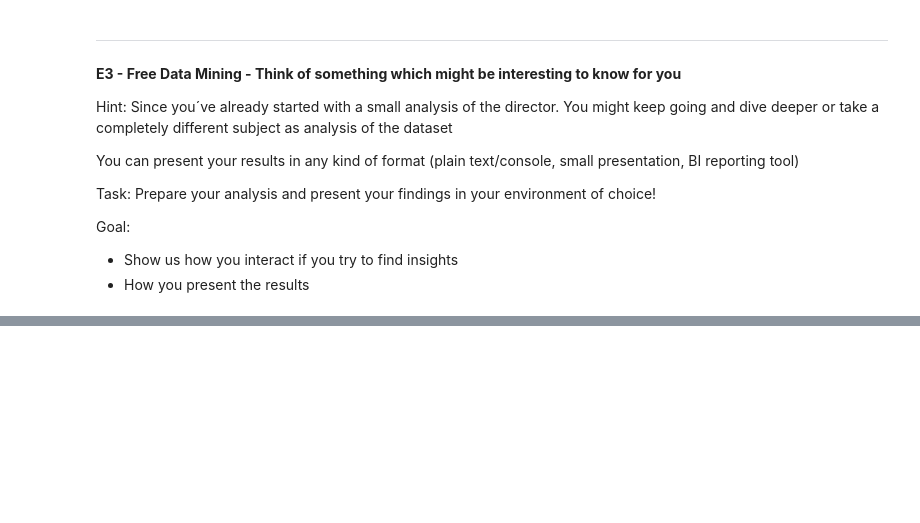
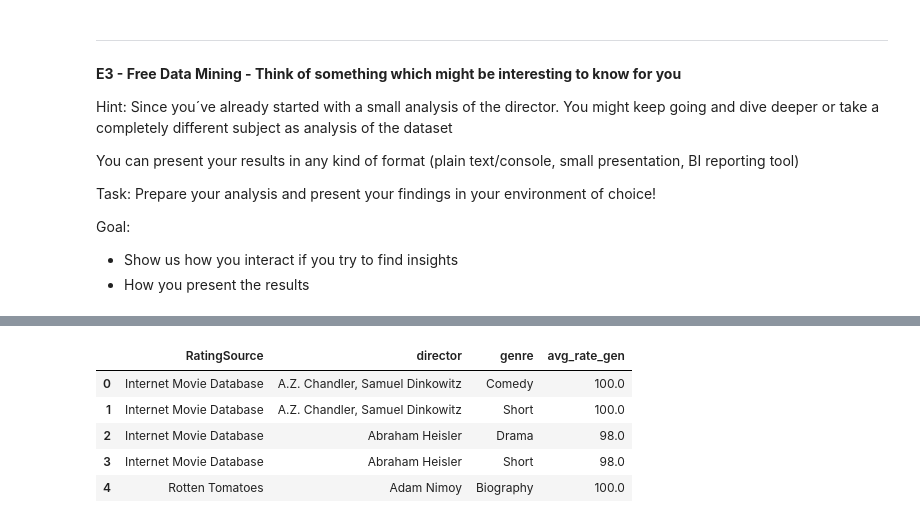
Before and after one commit to endrit-b/data-analysis-workshop, a Jupyter notebook: src/data_analysis/movie_data_analysis.ipynb, the cells around one changed output, grey strips where cells are left out. Saved outputs shown, nothing was run; the diff lists cells and outputs as text; code cells hidden in the pictures; blank space fills up the shorter version.

```diff
--- a/src/data_analysis/movie_data_analysis.ipynb
+++ b/src/data_analysis/movie_data_analysis.ipynb
@@ -32,6 +33,6 @@ actorsDf = spark.read.format("csv").option("inferSchema", True).option("header",
 # %%
-moviesDf = spark.read.format("csv").option("inferSchema", True).option("header", True)\
-    .load("../data/movies/Movie_Movies.csv")\
+movies_df = spark.read.format("csv").option("inferSchema", True).option("header", True)\
+    .load("../../data/movies/Movie_Movies.csv")\
     .withColumn("Year", trim("Year").cast(IntegerType()))
 # %%
 # Load and clean genres dataframe
@@ -191,0 +199,20 @@ long_df.head()
+# %%
+window_by_src_dir =  Window.partitionBy(col('RatingSource'), col('director'))
+window_by_dir_genre =  Window.partitionBy(col('director'), col('genre'))
+
+top_rated = movies_enriched\
+    .na.drop()\
+    .withColumn("avg_rate", avg(col('Rating')).over(window_by_src_dir))\
+    .withColumn("rank", dense_rank().over(Window.orderBy(col("avg_rate").desc())))\
+    .filter(col("rank") <= 10)\
+    .withColumn("avg_rate_gen", avg(col('Rating')).over(window_by_dir_genre))\
+    .sort(col('avg_rate').desc())\
+    .select('RatingSource', 'director', 'genre', 'avg_rate_gen').dropDuplicates()
+
+df = top_rated.toPandas()
+
+fig = px.sunburst(df.dropna(), path=['RatingSource','director', 'genre'],  title='Distribution of Something',
+                  values='avg_rate_gen', color='avg_rate_gen')
+fig.show()
+df.head()
+# %% [output]
@@ -191,0 +220,6 @@ long_df.head()
+|  | RatingSource | director | genre | avg_rate_gen |
+| 0 | Internet Movie Database | A.Z. Chandler, Samuel Dinkowitz | Comedy | 100.0 |
+| 1 | Internet Movie Database | A.Z. Chandler, Samuel Dinkowitz | Short | 100.0 |
+| 2 | Internet Movie Database | Abraham Heisler | Drama | 98.0 |
+| 3 | Internet Movie Database | Abraham Heisler | Short | 98.0 |
+| 4 | Rotten Tomatoes | Adam Nimoy | Biography | 100.0 |
```
Also changed, not shown: parts of 14 cells of this notebook, 25 other files.
